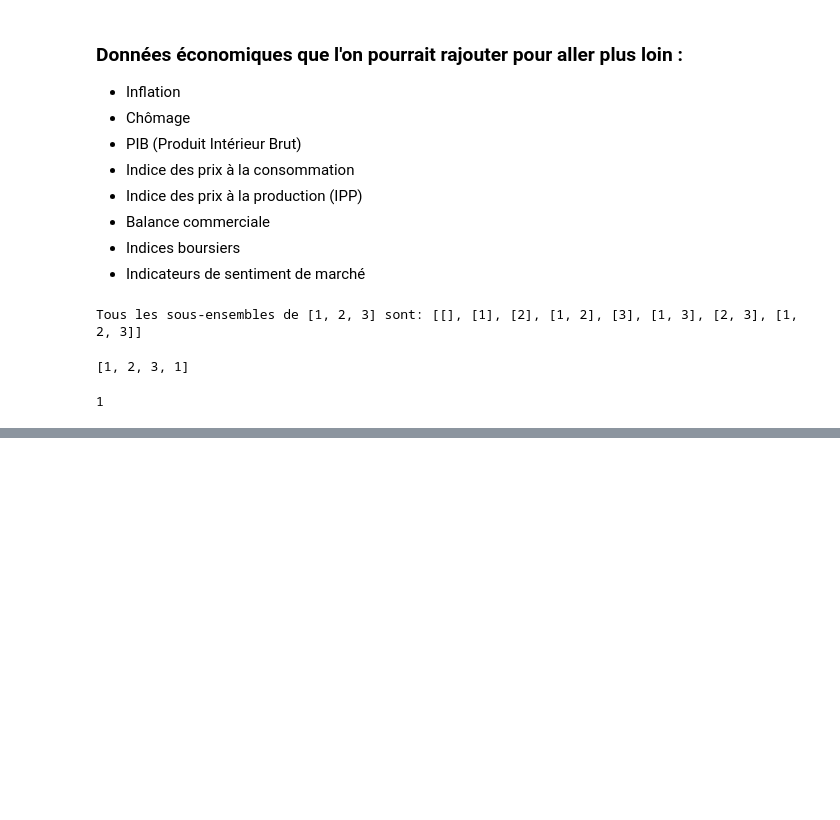
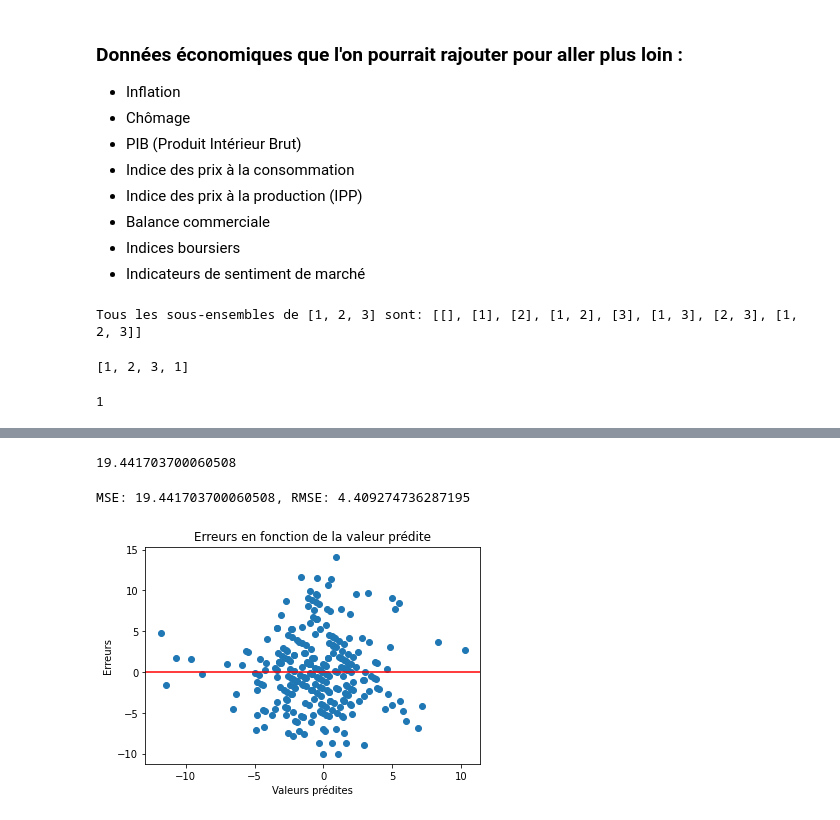
Before and after one commit to MartialLig/Govies_Quant_Trading, a Jupyter notebook: Project/playground.ipynb, the cells around one changed output, grey strips where cells are left out. Saved outputs shown, nothing was run; the diff lists cells and outputs as text; code cells hidden in the pictures; blank space fills up the shorter version.

```diff
--- a/Project/playground.ipynb
+++ b/Project/playground.ipynb
@@ -451,0 +846,49 @@ liste[0]
+# %%
+print(mse)
+# %% [output]
+19.441703700060508
+# %%
+import numpy as np
+import matplotlib.pyplot as plt
+from sklearn.linear_model import LinearRegression
+from sklearn.metrics import mean_squared_error
+
+# Supposons que new_data est déjà défini et importé correctement
+# df = new_data[new_data.index<"2017-03-01"]
+
+# Initialisation du modèle de régression
+model = LinearRegression()
+
+# Pour stocker les résultats de la régression
+results = []
+
+# Préparation des données
+y = df["Austria_5y"].shift(-5)
+X = df.drop(columns=["Austria_5y"]).iloc[:-5] # On enlève la colonne et les 5 dernières lignes pour correspondre à y
+y = y.dropna() # Suppression des NaN résultant du shift
+X = X.to_numpy()
+y = y.to_numpy()
+
+# Vérification si X et y ont des dimensions compatibles pour la régression
+if X.shape[0] == y.shape[0]:
+    model.fit(X, y)
+    predictions = model.predict(X)
+    mse = mean_squared_error(y, predictions)  # Calcul de la MSE
+    rmse = np.sqrt(mse)  # Calcul de la RMSE
+    print(f"MSE: {mse}, RMSE: {rmse}")
+
+    # Calcul des erreurs
+    errors = y - predictions
+
+    # Tracé des erreurs en fonction des valeurs prédites
+    plt.scatter(predictions, errors)
+    plt.xlabel('Valeurs prédites')
+    plt.ylabel('Erreurs')
+    plt.title('Erreurs en fonction de la valeur prédite')
+    plt.axhline(y=0, color='r', linestyle='-')
+    plt.show()
+else:
+    print("Les dimensions de X et y ne correspondent pas.")
+# %% [output]
+MSE: 19.441703700060508, RMSE: 4.409274736287195
+[figure, added]
```
Also changed, not shown: parts of 33 cells of this notebook, 6 other files.
